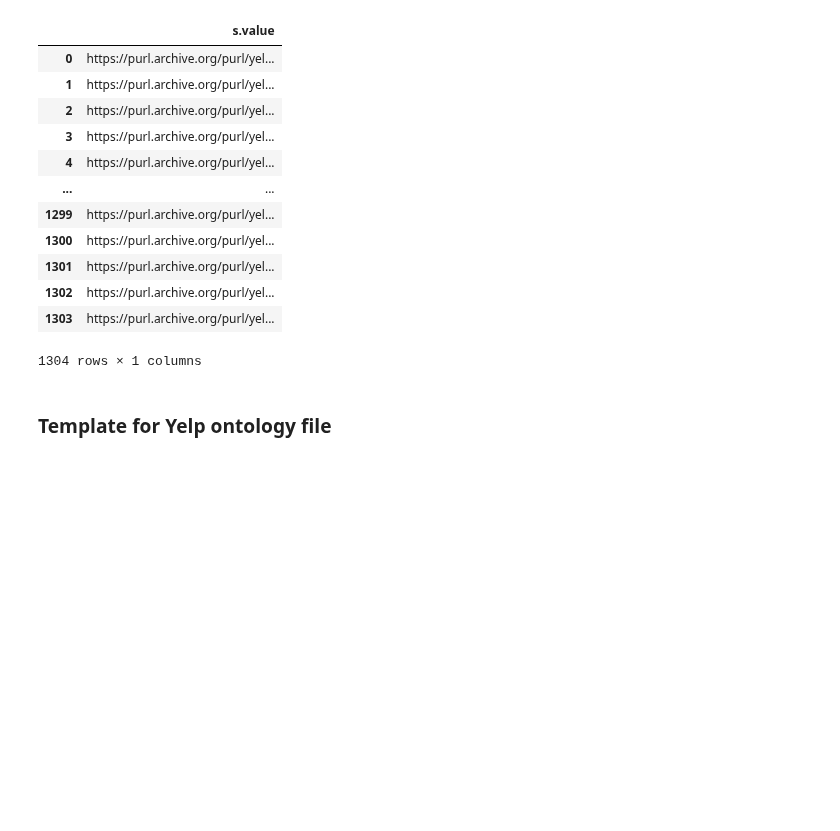
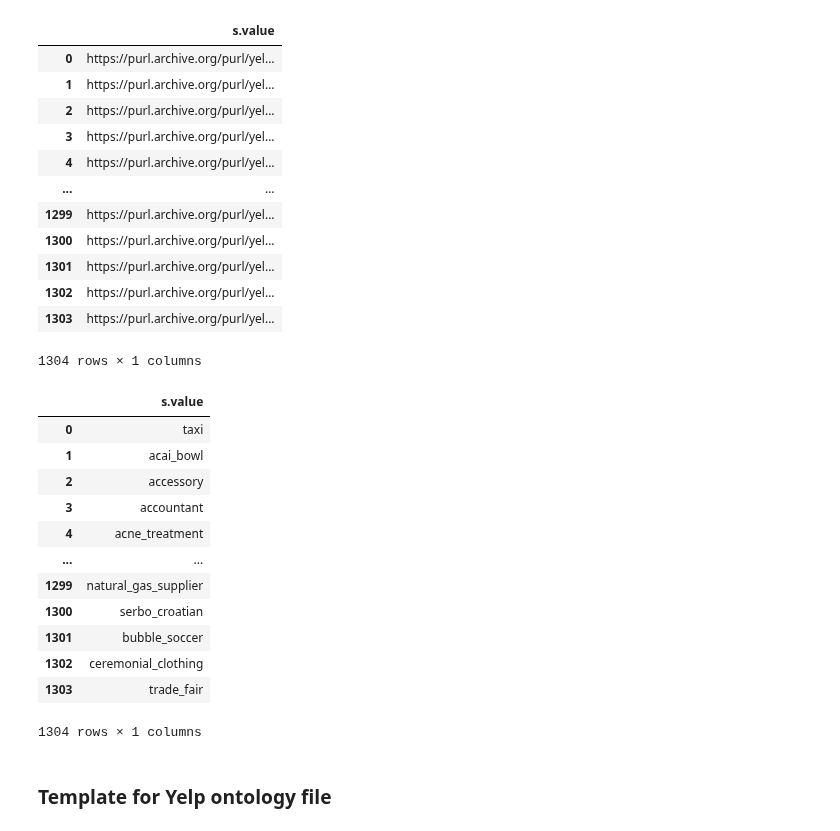
Before and after one commit to christiannielsen98/DVML-P7, a Jupyter notebook: YelpOntology/create_ttl_files.ipynb, the cells around one changed output. Cells and saved outputs as stored; diff of their text form; code cells hidden in the pictures; blank space fills up the shorter version.

```diff
--- a/YelpOntology/create_ttl_files.ipynb
+++ b/YelpOntology/create_ttl_files.ipynb
@@ -3,7 +3,7 @@ import pandas as pd
 
 from Code.UtilityFunctions.run_query import run_query
 # %%
-pd.set_option('display.max_rows', 10)
+pd.set_option('display.max_rows', 120)
 pd.set_option('display.max_colwidth', 500)
 # %% [markdown]
 ### Create category file
@@ -31,6 +31,24 @@ categories
 | 1302 | https://purl.archive.org/purl/yel... |
 | 1303 | https://purl.archive.org/purl/yel... |
 1304 rows × 1 columns
+# %%
+categories['s.value'] = categories['s.value'].str.replace('https://purl.archive.org/purl/yelp/business_categories#', '')
+# %%
+categories
+# %% [output]
+|  | s.value |
+| 0 | taxi |
+| 1 | acai_bowl |
+| 2 | accessory |
+| 3 | accountant |
+| 4 | acne_treatment |
+| ... | ... |
+| 1299 | natural_gas_supplier |
+| 1300 | serbo_croatian |
+| 1301 | bubble_soccer |
+| 1302 | ceremonial_clothing |
+| 1303 | trade_fair |
+1304 rows × 1 columns
 # %%
 # APPENDS to the .ttl file
 with open(file="yelp_categories.ttl", mode="a") as file:
```
Also changed, not shown: parts of 3 cells of this notebook, 5 other files.
